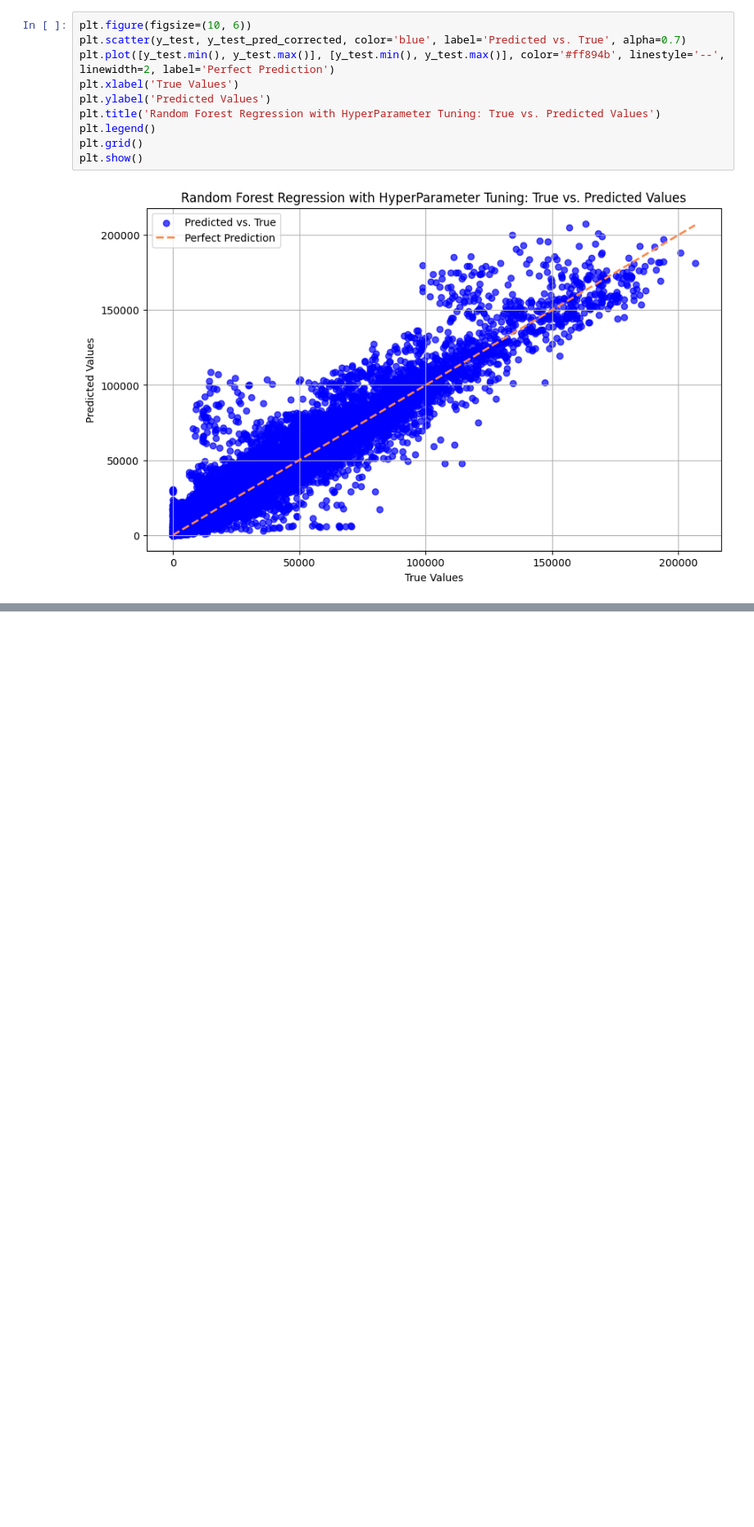
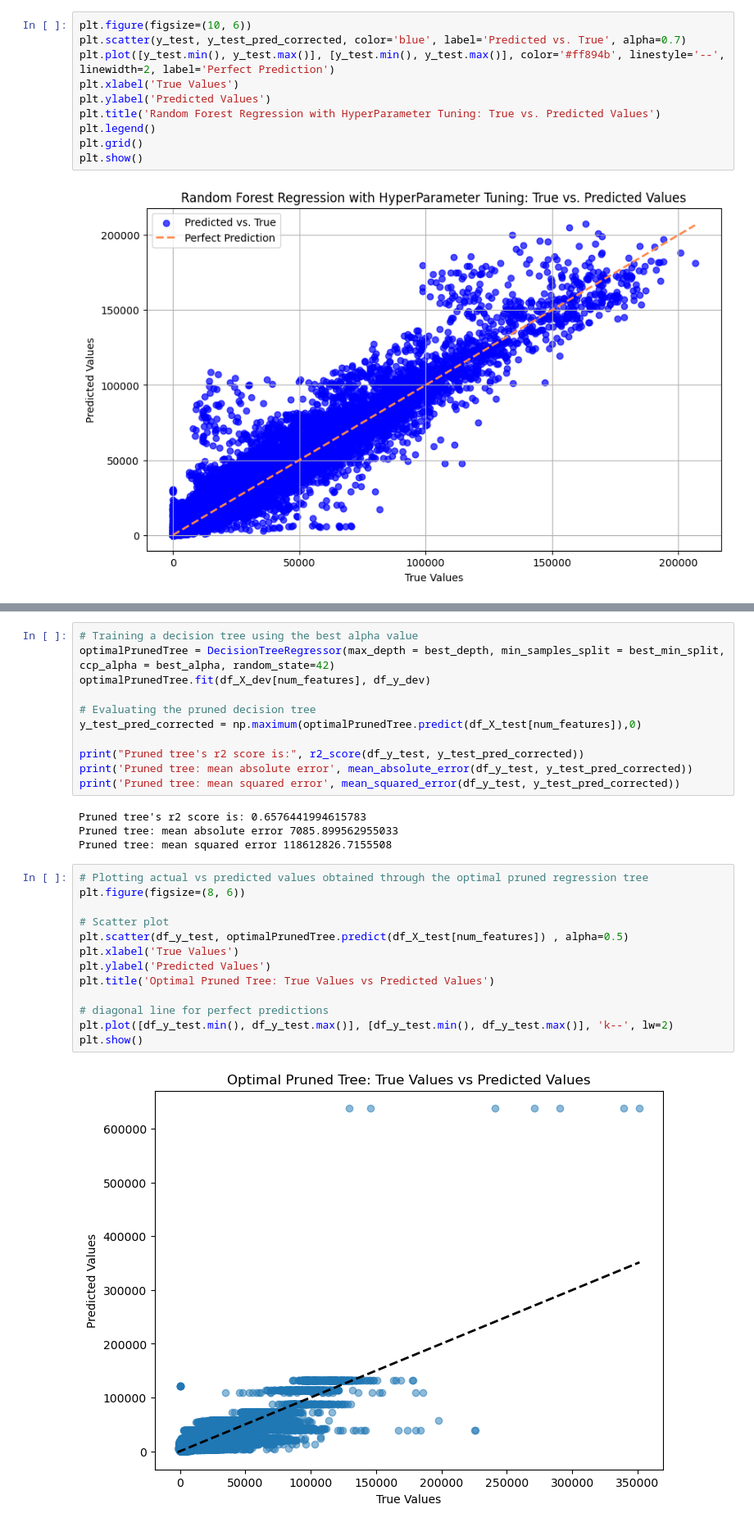
Before and after one commit to SahilBhave/AML-Project, a Jupyter notebook: AML_Group_Project.ipynb, the cells around one changed output, grey strips where cells are left out. Shown at 82% size. Drawn from its saved outputs; the diff is of its cells as text; blank space fills up the shorter version.

```diff
--- a/AML_Group_Project.ipynb
+++ b/AML_Group_Project.ipynb
@@ -1384,0 +1492,30 @@ plt.show()
+# %%
+# Training a decision tree using the best alpha value
+optimalPrunedTree = DecisionTreeRegressor(max_depth = best_depth, min_samples_split = best_min_split,  ccp_alpha = best_alpha, random_state=42)
+optimalPrunedTree.fit(df_X_dev[num_features], df_y_dev)
+
+# Evaluating the pruned decision tree
+y_test_pred_corrected = np.maximum(optimalPrunedTree.predict(df_X_test[num_features]),0)
+
+print("Pruned tree's r2 score is:", r2_score(df_y_test, y_test_pred_corrected))
+print('Pruned tree: mean absolute error', mean_absolute_error(df_y_test, y_test_pred_corrected))
+print('Pruned tree: mean squared error', mean_squared_error(df_y_test, y_test_pred_corrected))
+# %% [output]
+Pruned tree's r2 score is: 0.6576441994615783
+Pruned tree: mean absolute error 7085.899562955033
+Pruned tree: mean squared error 118612826.7155508
+# %%
+# Plotting actual vs predicted values obtained through the optimal pruned regression tree
+plt.figure(figsize=(8, 6))
+
+# Scatter plot
+plt.scatter(df_y_test, optimalPrunedTree.predict(df_X_test[num_features]) , alpha=0.5)
+plt.xlabel('True Values')
+plt.ylabel('Predicted Values')
+plt.title('Optimal Pruned Tree: True Values vs Predicted Values')
+
+# diagonal line for perfect predictions
+plt.plot([df_y_test.min(), df_y_test.max()], [df_y_test.min(), df_y_test.max()], 'k--', lw=2)
+plt.show()
+# %% [output]
+[figure, added]
```
Also changed, not shown: parts of 16 cells of this notebook.
